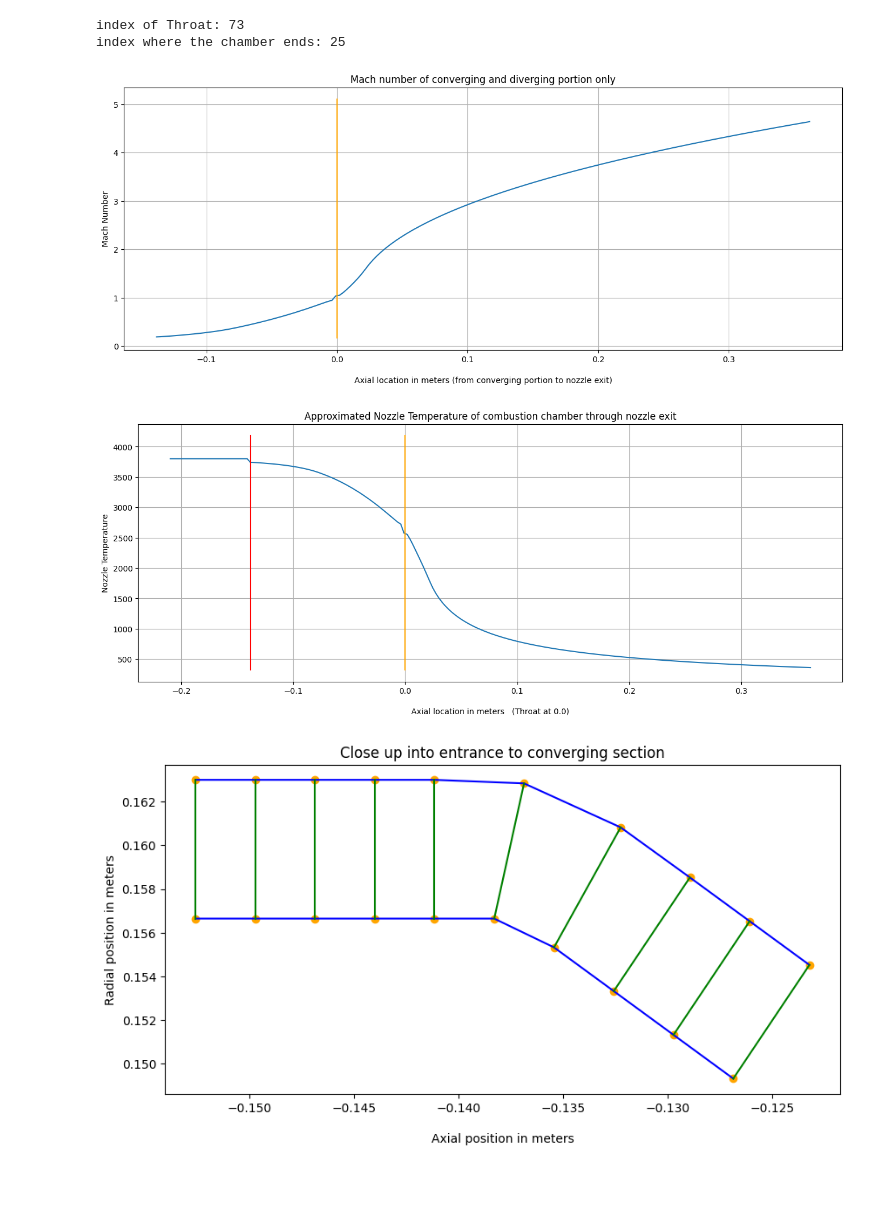
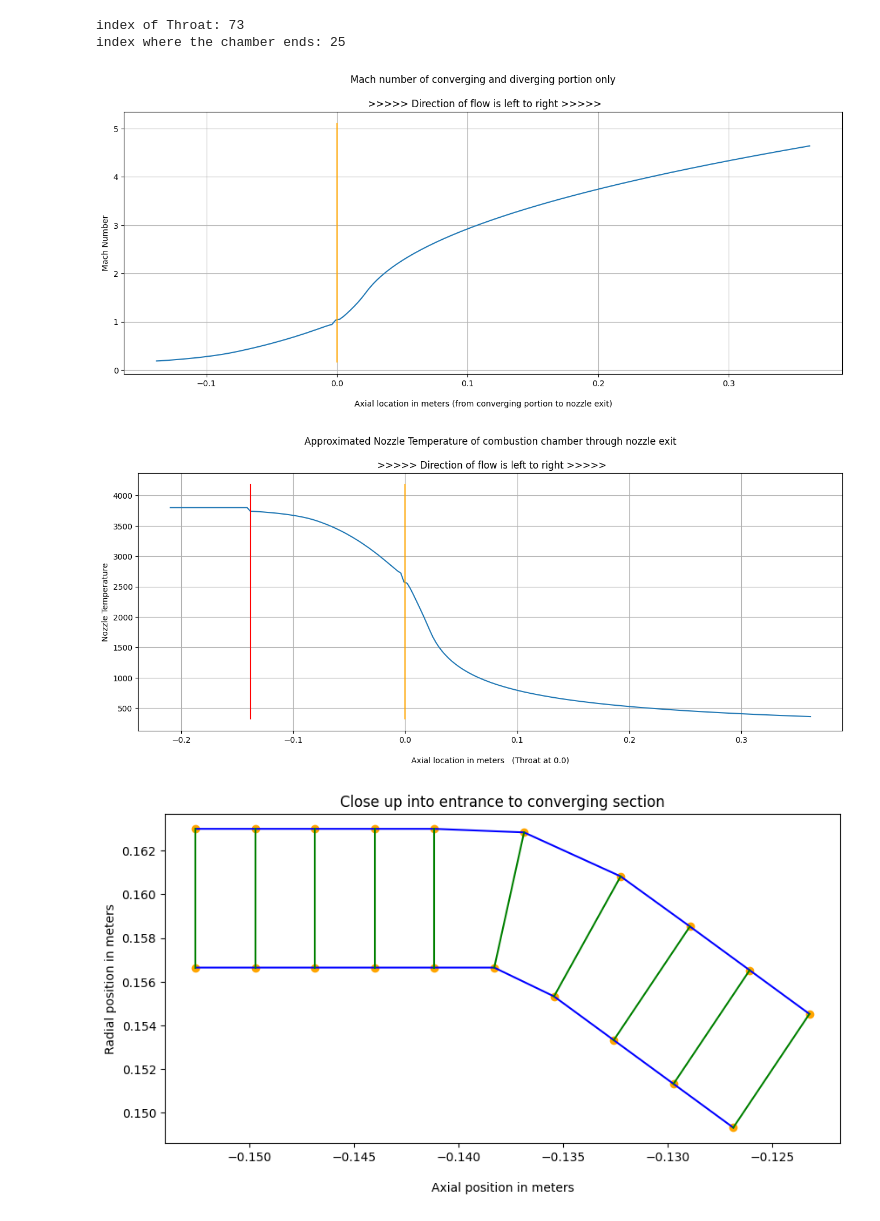
Before and after one commit to mikeortiz5190/Basic-Portfolio, a Jupyter notebook: Nozzle_Design_Code_6_One_trapizoid_node_Segments_ALL_LAYERS_Implicit_Opposite_flow_cooling_.ipynb, the cells around one changed output. Drawn from its saved outputs; the diff is of its cells as text; code cells hidden in the pictures; blank space fills up the shorter version.

```diff
--- a/Nozzle_Design_Code_6_One_trapizoid_node_Segments_ALL_LAYERS_Implicit_Opposite_flow_cooling_.ipynb
+++ b/Nozzle_Design_Code_6_One_trapizoid_node_Segments_ALL_LAYERS_Implicit_Opposite_flow_cooling_.ipynb
@@ -533,14 +533,14 @@ index where the chamber ends: 25
 # %%
 figure(figsize=(16, 6), dpi=100)
 plt.plot(nodes_x[end_of_chamber_index:], M)
 plt.plot([0,0],[0.9*min(M), 1.1*max(M)], color = 'orange')
 plt.grid()
-plt.title('Mach number of converging and diverging portion only')
+plt.title('Mach number of converging and diverging portion only\n\n >>>>> Direction of flow is left to right >>>>>')
 plt.ylabel('Mach Number')
 plt.xlabel('\nAxial location in meters (from converging portion to nozzle exit)')
 plt.show()
 # %% [output]
-[figure, old version]
+[figure, new version]
 # %%
 T_nozzle = [To/(1+0.5*(g-1)*i**2) for i in M]
 qq=len(T_nozzle)
@@ -553,12 +553,12 @@ plt.plot(nodes_x, T_nozzle)
 plt.plot([0,0],[0.9*min(T_nozzle), 1.1*max(T_nozzle)], color = 'orange')
 plt.plot([nodes_x[end_of_chamber_index],nodes_x[end_of_chamber_index]],[0.9*min(T_nozzle), 1.1*max(T_nozzle)], color = 'red')
 plt.grid()
-plt.title('Approximated Nozzle Temperature of combustion chamber through nozzle exit')
+plt.title('Approximated Nozzle Temperature of combustion chamber through nozzle exit\n\n >>>>> Direction of flow is left to right >>>>>')
 plt.ylabel('Nozzle Temperature')
 plt.xlabel('\nAxial location in meters   (Throat at 0.0)')
 plt.show()
 # %% [output]
-[figure, old version]
+[figure, new version]
 # %%
 #T_nozzle
 # %%
```
Also changed, not shown: parts of 9 cells of this notebook.
